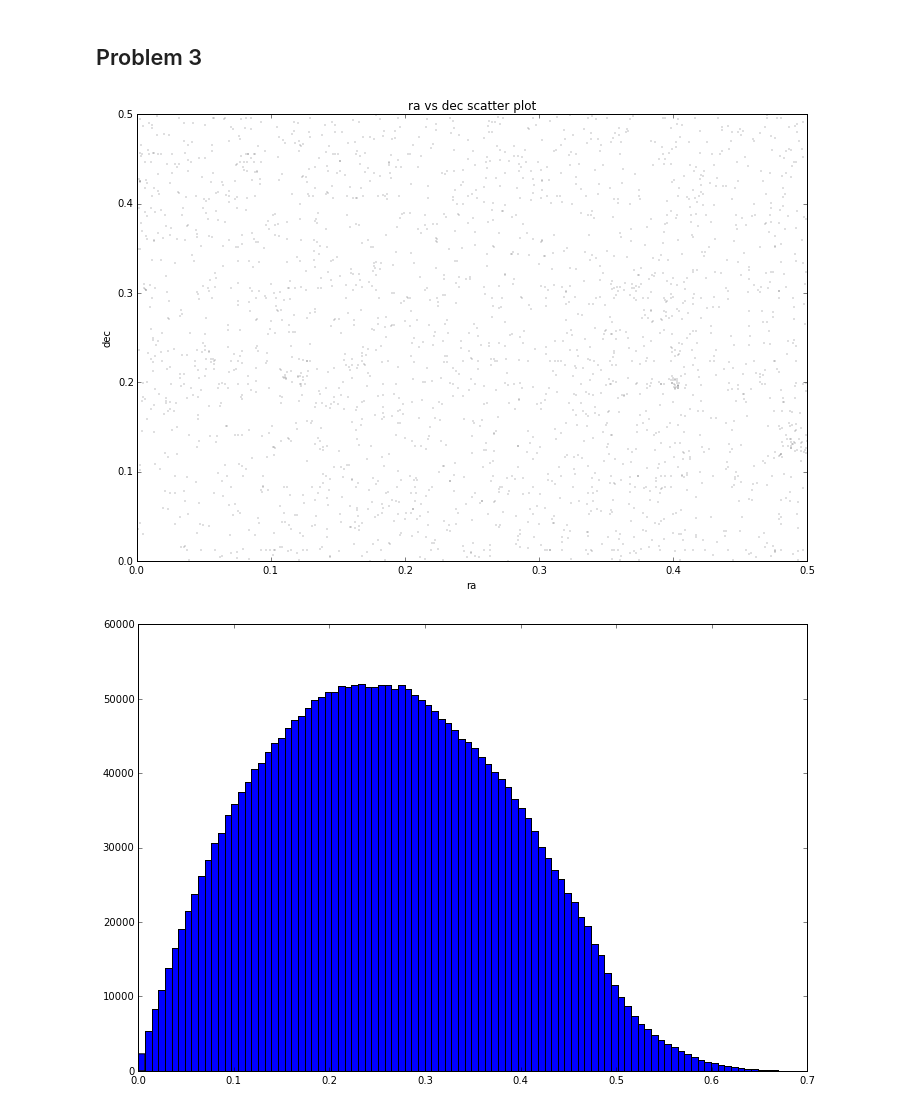
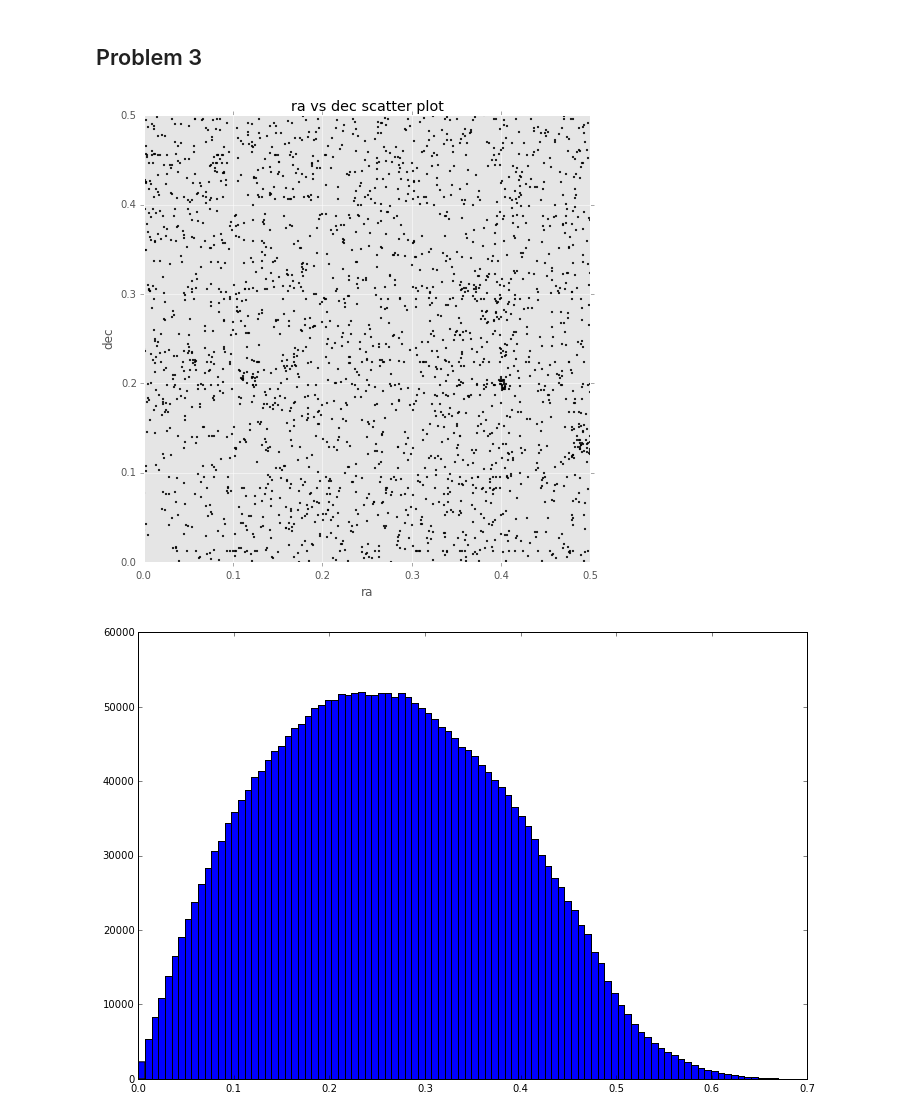
Before and after one commit to marcusbooyah/astr497a-hw, a Jupyter notebook: hw1/MarcusBowyer/MarcusBowyer.ipynb, the cells around one changed output. Drawn from its saved outputs; the diff is of its cells as text; code cells hidden in the pictures.

```diff
--- a/hw1/MarcusBowyer/MarcusBowyer.ipynb
+++ b/hw1/MarcusBowyer/MarcusBowyer.ipynb
@@ -21,9 +33,0 @@ ax.set_ylabel('dec');
-# %%
-# ra vs dec hex plot
-fig, ax = subplots(figsize=(12,8))
-plt.hexbin(T['ra'], T['dec'],bins='log', gridsize=120, cmap=plt.cm.jet)
-ax.invert_xaxis() # ra should be inverted
-ax.axis([np.amin(T['ra']),np.amax(T['ra']),np.amin(T['dec']),np.amax(T['dec'])])
-ax.set_title('ra vs dec hex plot')
-ax.set_xlabel('ra')
-ax.set_ylabel('dec');
@@ -49,11 +51,12 @@ def equgal(ra,dec):
 l,b = equgal(T['ra'],T['dec'])
 # %%
 # l vs b scatter plot
-fig, ax = subplots(figsize=(12,8))
-ax.scatter(l,b, marker='.', s=0.1)
-ax.invert_xaxis() # l should be inverted
-axis([np.amin(l),np.amax(l),np.amin(b),np.amax(b)])
-ax.set_title('l vs b scatter plot')
-ax.set_xlabel('l')
-ax.set_ylabel('b');
+with plt.style.context(('ggplot')):
+    fig, ax = subplots(figsize=(16,8))
+    ax.scatter(l,b, s=0.1, color='black')
+    ax.invert_xaxis() # l should be inverted
+    axis([np.amax(l),np.amin(l),np.amin(b),np.amax(b)])
+    ax.set_title('l vs b scatter plot')
+    ax.set_xlabel('l')
+    ax.set_ylabel('b');
 # %% [output]
@@ -94,15 +97,16 @@ def gc_dist(lon1,lat1,lon2,lat2):
 D = np.genfromtxt('../small_sdss.csv', names=True, delimiter=',')
 # %%
 # ra vs dec plot for small dataset
-fig, ax = subplots(figsize=(12,8))
-ax.scatter(D['ra'], D['dec'], marker='.', s=0.1)
-ax.invert_xaxis() # ra should be inverted
-ax.axis([np.amin(D['ra']),np.amax(D['ra']),np.amin(D['dec']),np.amax(D['dec'])])
-ax.set_title('ra vs dec scatter plot')
-ax.set_xlabel('ra')
-ax.set_ylabel('dec');
+with plt.style.context(('ggplot')):
+    fig, ax = subplots(figsize=(8,8))
+    ax.scatter(D['ra'], D['dec'], s=3, color='black')
+    ax.invert_xaxis() # ra should be inverted
+    ax.axis([np.amin(D['ra']),np.amax(D['ra']),np.amin(D['dec']),np.amax(D['dec'])])
+    ax.set_title('ra vs dec scatter plot')
+    ax.set_xlabel('ra')
+    ax.set_ylabel('dec');
 # %% [output]
-[figure, old version]
+[figure, new version]
 # %%
 X = np.triu_indices(size(D),1) # pair of index arrays for elementwise computation
 L,B = equgal(D['ra'],D['dec']) # convert equatorial to galactic
```
Also changed, not shown: parts of 4 cells of this notebook, 3 other files.
